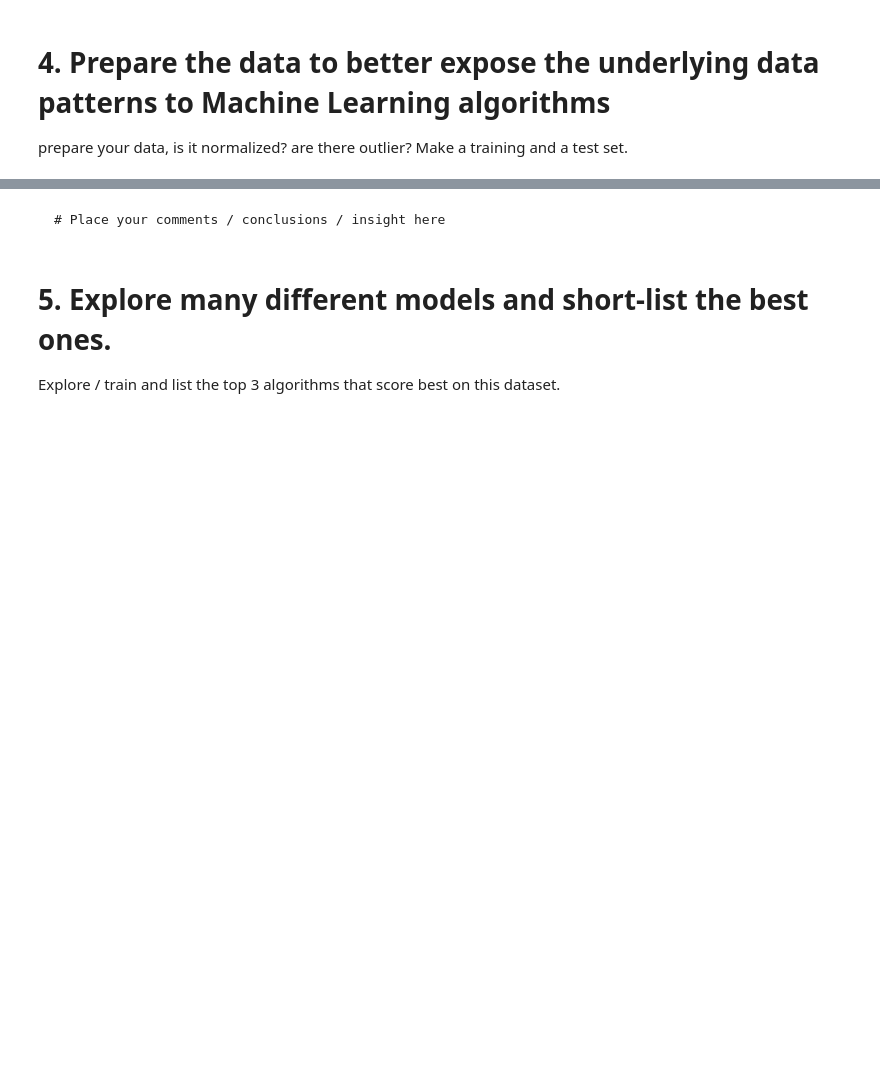
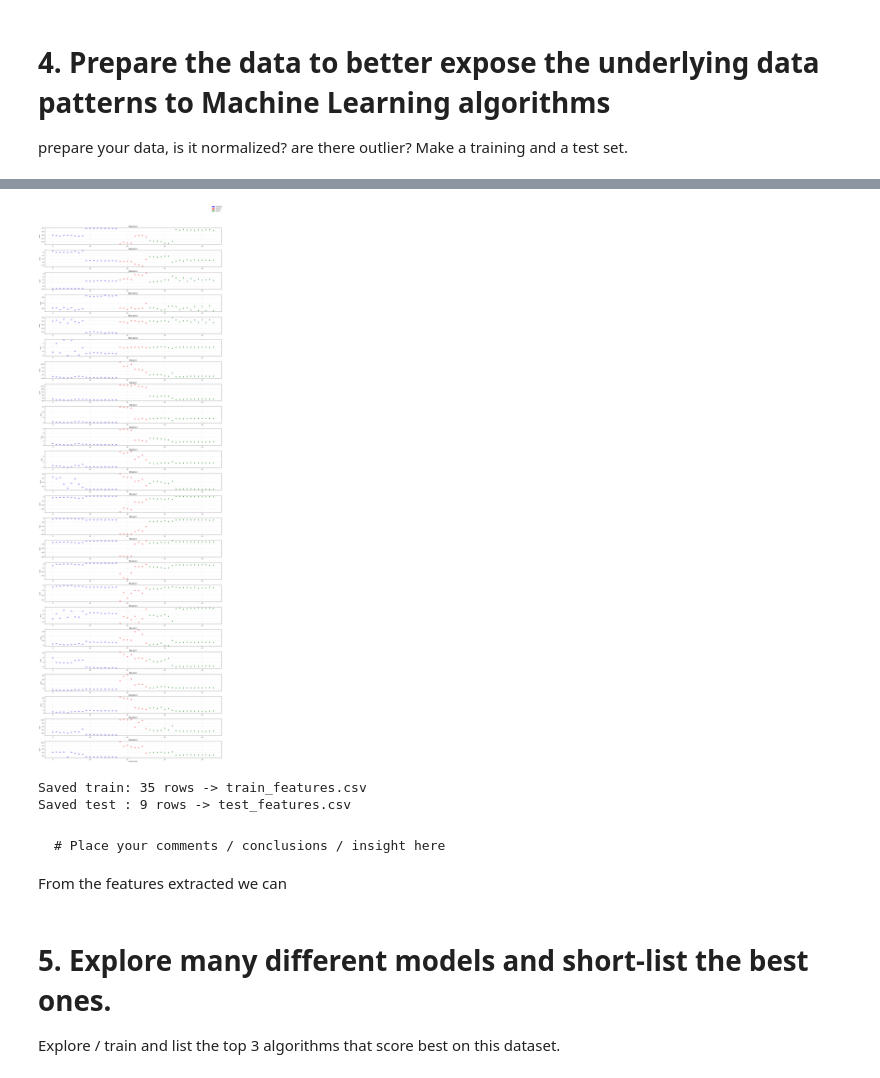
Before and after one commit to pedmur/AIS7, a Jupyter notebook: Group_Assignment1_HumanActivity.ipynb, the cells around one changed output, grey strips where cells are left out. Drawn from its saved outputs; the diff is of its cells as text; code cells hidden in the pictures; blank space fills up the shorter version.

````diff
--- a/Group_Assignment1_HumanActivity.ipynb
+++ b/Group_Assignment1_HumanActivity.ipynb
@@ -94,7 +333,66 @@ prepare your data, is it normalized? are there outlier? Make a training and a te
+# %%
+# Load the extracted features
+features_file = 'extracted_features.csv'
+features_df = pd.read_csv(features_file)
+
+# Separate categorical and numeric columns
+categorical_cols = ['Action', 'Name']
+numeric_cols = [col for col in features_df.columns if col not in categorical_cols]
+
+# Create subplots for each feature
+fig, axes = plt.subplots(len(numeric_cols), 1, figsize=(20, 60))
+
+# Color by action for visualization
+action_colors = {'ChairSpin': 'blue', 'Jumping': 'red', 'Squats': 'green'}
+colors = [action_colors.get(action, 'gray') for action in features_df['Action']]
+
+for idx, col in enumerate(numeric_cols):
+    axes[idx].scatter(range(len(features_df)), features_df[col], c=colors, alpha=0.6, s=50)
+    axes[idx].set_title(f'{col}', fontsize=10, fontweight='bold')
+    axes[idx].set_ylabel('Value', fontsize=9)
+    axes[idx].grid(True, alpha=0.3)
+
+axes[-1].set_xlabel('Sample Index', fontsize=10)
+
+# Add legend
+from matplotlib.patches import Patch
+legend_elements = [Patch(facecolor='blue', label='ChairSpin'),
+                   Patch(facecolor='red', label='Jumping'),
+                   Patch(facecolor='green', label='Squats')]
+fig.legend(handles=legend_elements, loc='upper right', fontsize=10)
+
+plt.tight_layout()
+plt.subplots_adjust(top=0.96)
+plt.show()
+# %% [output]
+[figure, added]
+# %%
+import pandas as pd
+from sklearn.model_selection import train_test_split
+
+df = pd.read_csv('extracted_features.csv')
+
+if 'Action' in df.columns:
+    train_df, test_df = train_test_split(df, test_size=0.2, stratify=df['Action'], random_state=42)
+else:
+    train_df, test_df = train_test_split(df, test_size=0.2, random_state=42)
+
+train_df = train_df.sample(frac=1, random_state=42).reset_index(drop=True)
+test_df  = test_df.sample(frac=1,  random_state=42).reset_index(drop=True)
+
+train_df.to_csv('train_features.csv', index=False)
+test_df.to_csv('test_features.csv', index=False)
+
+print(f"Saved train: {len(train_df)} rows -> train_features.csv")
+print(f"Saved test : {len(test_df)} rows -> test_features.csv")
+# %% [output]
+Saved train: 35 rows -> train_features.csv
+Saved test : 9 rows -> test_features.csv
 # %% [markdown]
 ```
 # Place your comments / conclusions / insight here
 ```
+From the features extracted we can
 # %% [markdown]
 # 5. Explore many different models and short-list the best ones.
 
````
Also changed, not shown: parts of 13 cells of this notebook, 4 other files.
